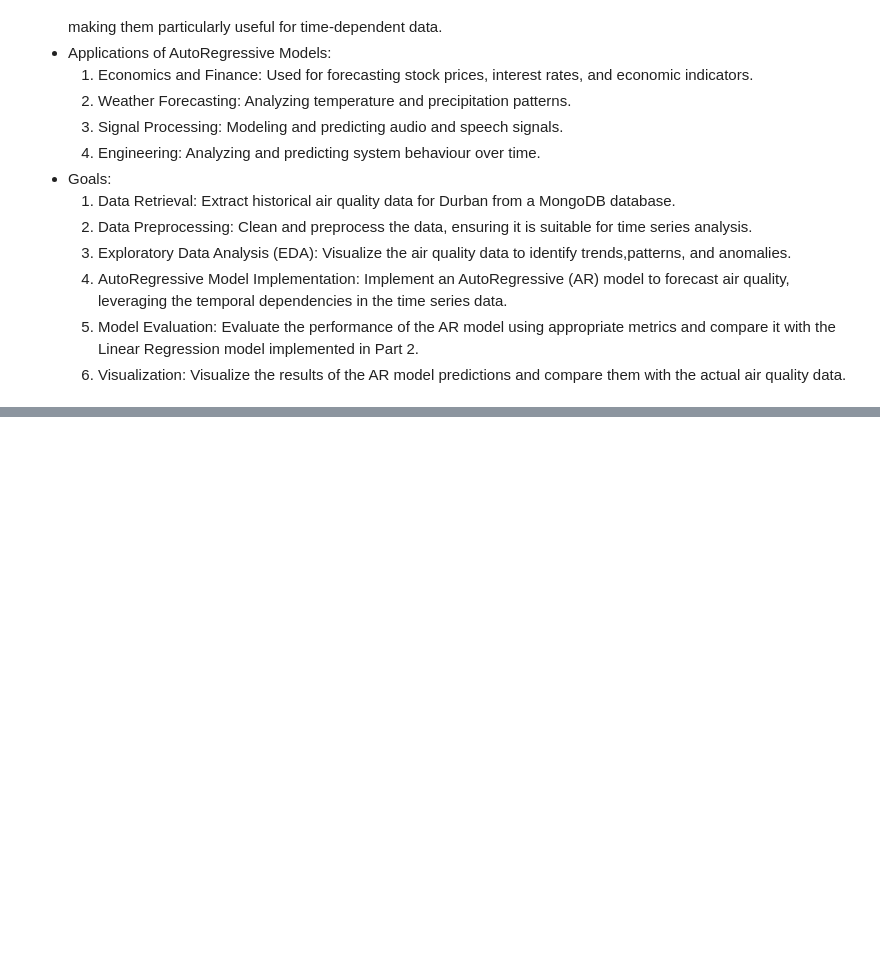
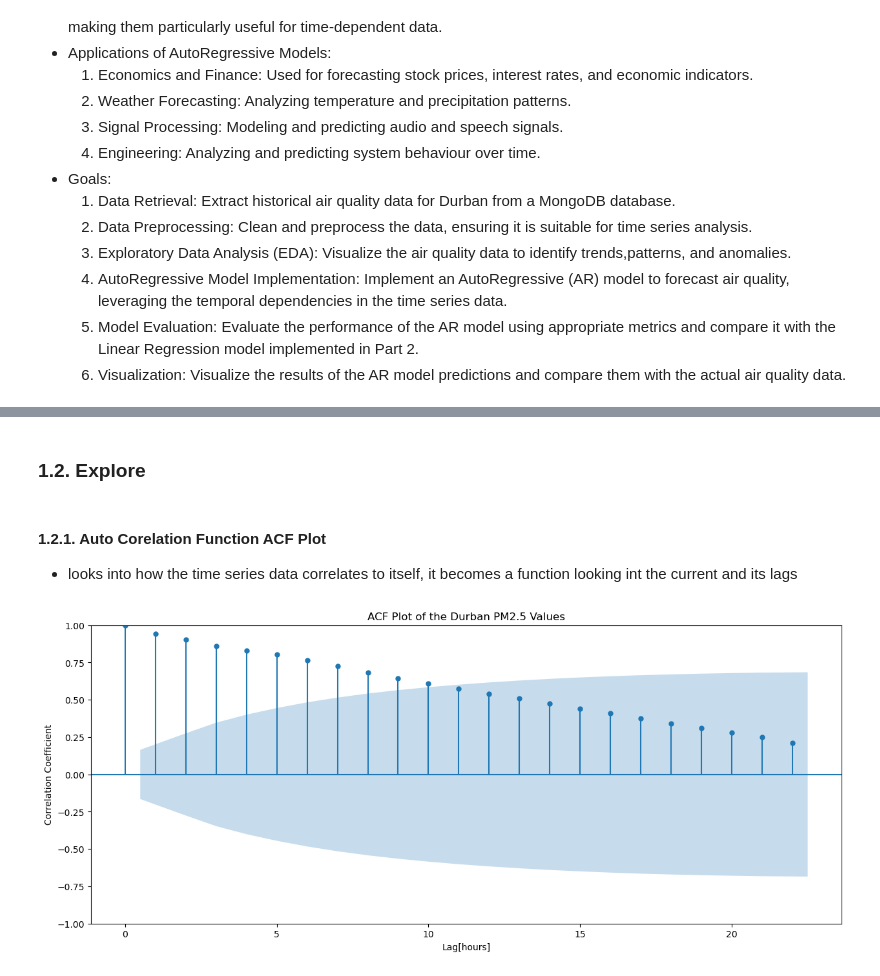
Before and after one commit to dumisanimukuchura/Air-Quality-in-Durban-Part-3-AutoRegressive-Model-with-TimeSeries-Data-from-MongoDB, a Jupyter notebook: notebook/Air-Quality-in-Durban-Part-3-AutoRegressive-Model-with-TimeSeries-Data-from-MongoDB.ipynb, the cells around one changed output, grey strips where cells are left out. Saved outputs shown, nothing was run; the diff lists cells and outputs as text; code cells hidden in the pictures; blank space fills up the shorter version.

Commit message:
Preparing Data and Exploring the Data

```diff
--- a/notebook/Air-Quality-in-Durban-Part-3-AutoRegressive-Model-with-TimeSeries-Data-from-MongoDB.ipynb
+++ b/notebook/Air-Quality-in-Durban-Part-3-AutoRegressive-Model-with-TimeSeries-Data-from-MongoDB.ipynb
@@ -26,0 +47,30 @@ Kindly note this was done from a Local machine on Windows with a locally hosted
+# %%
+#Connect Database
+client = MongoClient(host = "localhost", port = 27017) #Instantiate the Client
+db = client["air_quality"]  #Connect to air-quality database
+durban = db["durban"] #Connect to the Durban collection
+# %%
+#Read into a DataFrame using the Wrangle function
+
+def wrangle(collection):
+    results = collection.find(
+        {"value_type": "P2"},
+        projection = {"value": 1, "timestamp":1, "_id":0}
+    )
+    #Read Data into DataFrame
+    df = pd.DataFrame(list(results)).set_index("timestamp")
+
+    #Rename Value Column to P2 column
+    df = df.rename(columns = {"value":"P2"})
+
+    #Localize the Timezone
+    df.index = df.index.tz_localize("UTC").tz_convert("Africa/Johannesburg")
+
+    #Resample to 1H and create a series
+    y = df["P2"].resample("1h").mean().ffill()
+
+    return y
+# %%
+#Get the Data and Preview it.
+y = wrangle(durban)
+y.head()
@@ -26,0 +85,14 @@ Kindly note this was done from a Local machine on Windows with a locally hosted
+# %% [markdown]
+### 1.2. Explore
+# %% [markdown]
+#### 1.2.1. Auto Corelation Function ACF Plot
+
+- looks into how the time series data correlates to itself, it becomes a function looking int the current and its lags
+# %%
+fig, ax = plt.subplots(figsize = (15, 6))
+plot_acf(y, ax = ax)
+plt.xlabel("Lag[hours]")
+plt.ylabel("Correlation Coefficient")
+plt.title("ACF Plot of the Durban PM2.5 Values");
+# %% [output]
+[figure, added]
```
Also changed, not shown: parts of 11 cells of this notebook.
